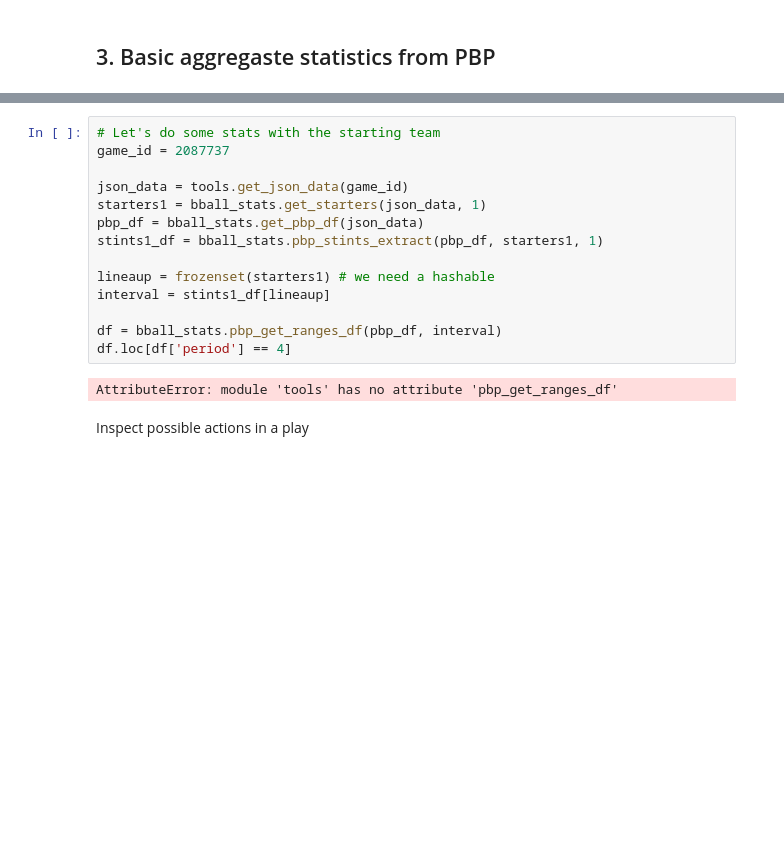
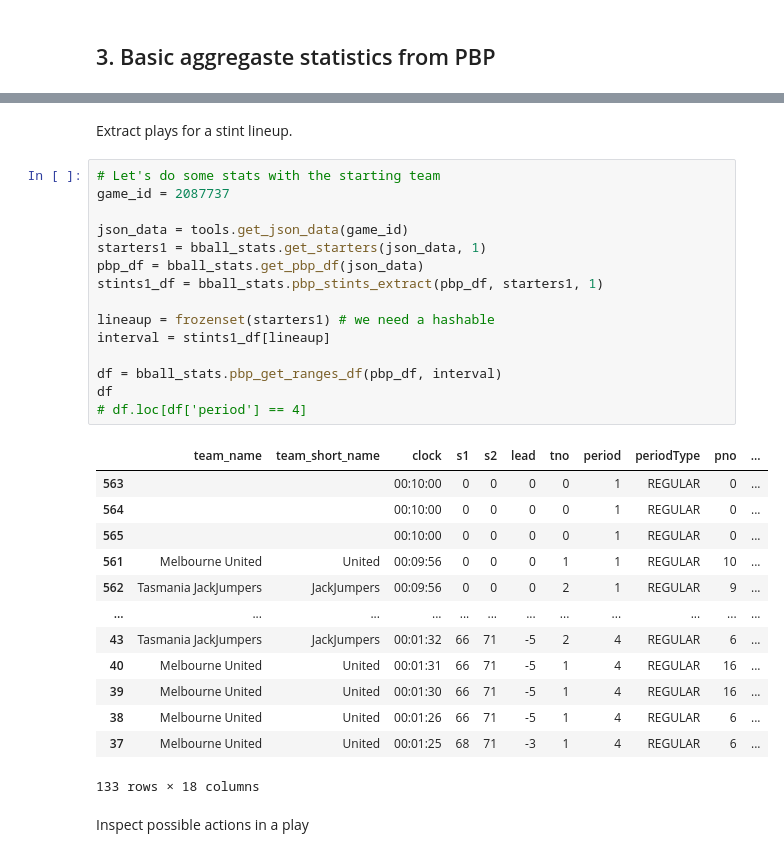
Before and after one commit to ssardina/pynbl, a Jupyter notebook: bball_stas.ipynb, the cells around one changed output, grey strips where cells are left out. Drawn from its saved outputs; the diff is of its cells as text; blank space fills up the shorter version.

```diff
--- a/bball_stas.ipynb
+++ b/bball_stas.ipynb
@@ -84,19 +94,34 @@ First, let's extract the plays of the starting lineup for team 1.
+# %% [markdown]
+Extract plays for a stint lineup.
 # %%
 # Let's do some stats with the starting team
 game_id = 2087737
 
 json_data = tools.get_json_data(game_id)
 starters1 = bball_stats.get_starters(json_data, 1)
 pbp_df = bball_stats.get_pbp_df(json_data)
 stints1_df = bball_stats.pbp_stints_extract(pbp_df, starters1, 1)
 
 lineaup = frozenset(starters1) # we need a hashable
 interval = stints1_df[lineaup]
 
 df = bball_stats.pbp_get_ranges_df(pbp_df, interval)
-df.loc[df['period'] == 4]
+df
+# df.loc[df['period'] == 4]
 # %% [output]
+|  | team_name | team_short_name | clock | s1 | s2 | lead | tno | period | periodType | pno | ... |
+| 563 |  |  | 00:10:00 | 0 | 0 | 0 | 0 | 1 | REGULAR | 0 | ... |
+| 564 |  |  | 00:10:00 | 0 | 0 | 0 | 0 | 1 | REGULAR | 0 | ... |
+| 565 |  |  | 00:10:00 | 0 | 0 | 0 | 0 | 1 | REGULAR | 0 | ... |
+| 561 | Melbourne United | United | 00:09:56 | 0 | 0 | 0 | 1 | 1 | REGULAR | 10 | ... |
+| 562 | Tasmania JackJumpers | JackJumpers | 00:09:56 | 0 | 0 | 0 | 2 | 1 | REGULAR | 9 | ... |
+| ... | ... | ... | ... | ... | ... | ... | ... | ... | ... | ... | ... |
+| 43 | Tasmania JackJumpers | JackJumpers | 00:01:32 | 66 | 71 | -5 | 2 | 4 | REGULAR | 6 | ... |
+| 40 | Melbourne United | United | 00:01:31 | 66 | 71 | -5 | 1 | 4 | REGULAR | 16 | ... |
+| 39 | Melbourne United | United | 00:01:30 | 66 | 71 | -5 | 1 | 4 | REGULAR | 16 | ... |
+| 38 | Melbourne United | United | 00:01:26 | 66 | 71 | -5 | 1 | 4 | REGULAR | 6 | ... |
+| 37 | Melbourne United | United | 00:01:25 | 68 | 71 | -3 | 1 | 4 | REGULAR | 6 | ... |
-AttributeError: module 'tools' has no attribute 'pbp_get_ranges_df'
+133 rows × 18 columns
 # %% [markdown]
 Inspect possible actions in a play
 # %%
```
Also changed, not shown: parts of 5 cells of this notebook, 3 other files.
